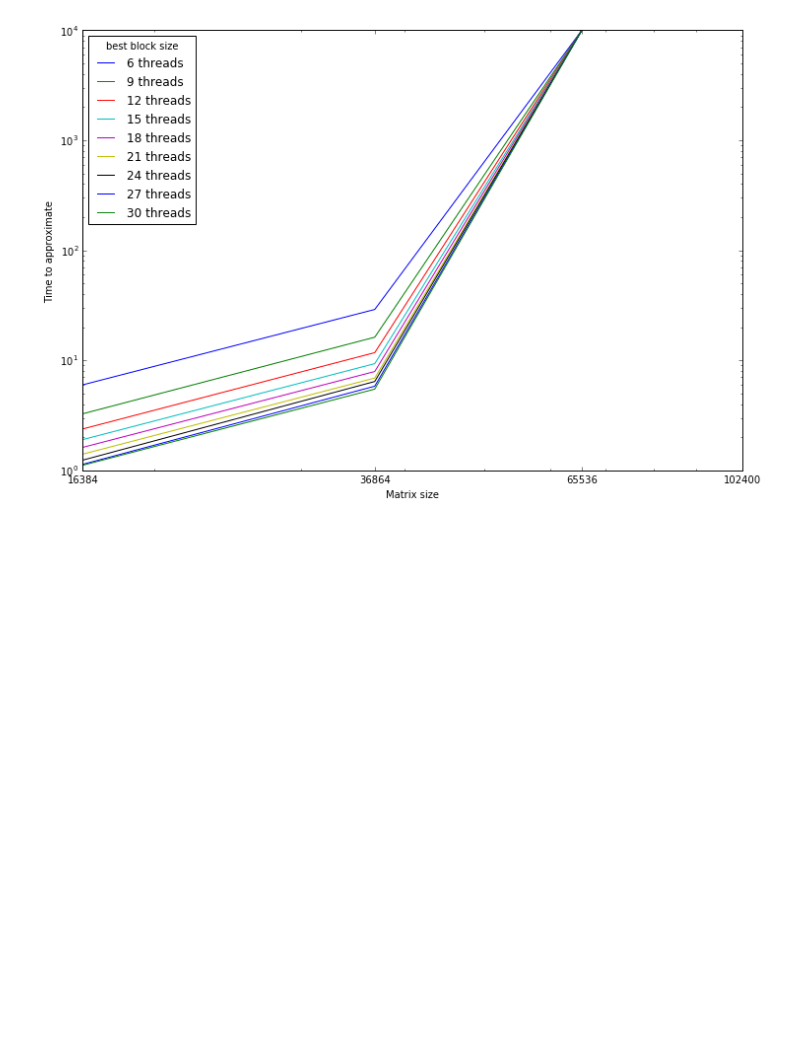
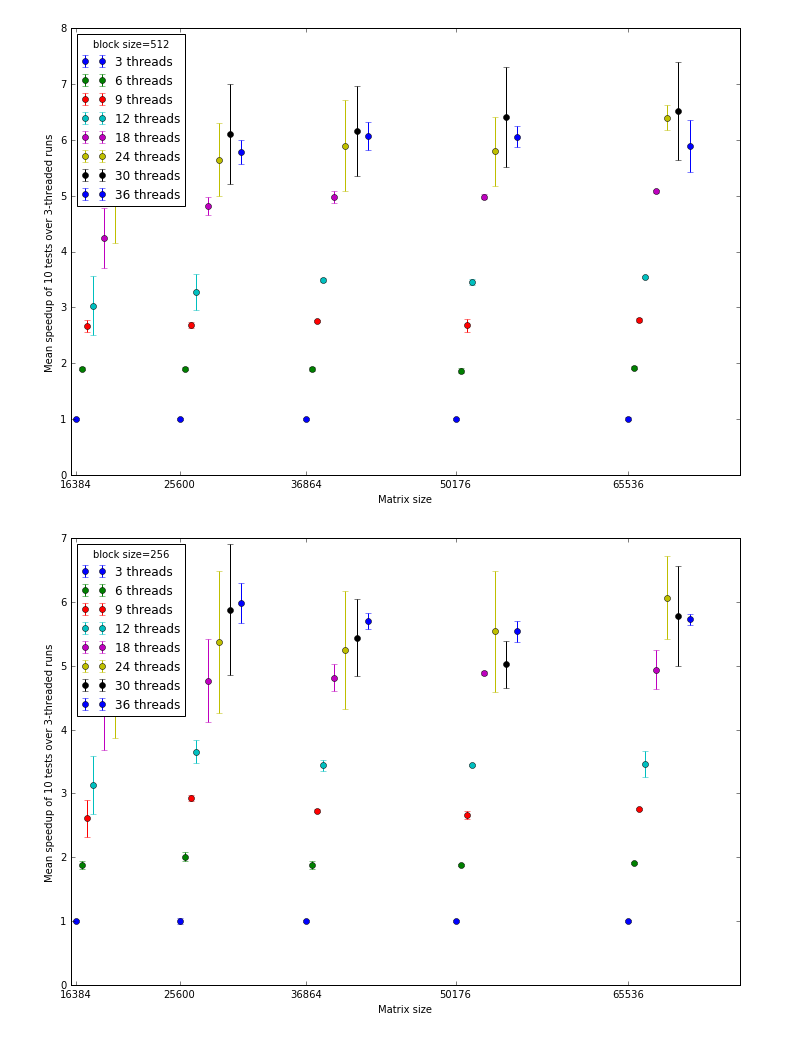
Before and after one commit to ecrc/stars-h, a Jupyter notebook: testing/spatial_performance/Untitled.ipynb, the cells around one changed output. Drawn from its saved outputs; the diff is of its cells as text; code cells hidden in the pictures; blank space fills up the shorter version.

```diff
--- a/testing/spatial_performance/Untitled.ipynb
+++ b/testing/spatial_performance/Untitled.ipynb
@@ -88,17 +81,22 @@ for bs in all_bs:
 # %%
-best_batch_performance = draw_data[:,:,:,1].min(axis=1)
-best_ompfor_performance = draw_ompfor_data[:,:,:,1].min(axis=1)
-#print best_performance.shape, draw_data.shape
-fig, ax = plt.subplots(figsize=(12,8))
-size = np.array(sqrtns)**2
-for i in range(best_batch_performance.shape[1]):
-    ax.loglog(size, best_batch_performance[:,i], label="{} threads".format(i*3+6))
-ax.set_xticks(size)
-ax.set_xlim(size[0], size[-1])
-ax.set_xticklabels(size)
-ax.set_xlabel("Matrix size")
-ax.set_ylabel("Time to approximate")
-ax.legend(title="best block size", loc=2)
-plt.savefig("batched_time_for_best_block_size.pdf")
+mean, sigma = prepare_data(batch_data_time)
+
+for bs in draw_bs:
+    fig, ax = plt.subplots(figsize=(12,8))
+    bs_index = block_sizes.index(bs)
+    for i in draw_nthreads:
+        ax.errorbar(size+500*i, mean[:, bs_index, i], sigma[:, bs_index, i], fmt = "o",
+                    label="{} threads".format(3*i+3))
+    ax.set_xticks(size)
+    ax.set_xlim(size[0]-500, size[-1]+10000)
+    ax.set_xticklabels(size)
+    ax.set_xlabel("Matrix size")
+    ax.set_ylabel("Mean speedup of 10 tests over 3-threaded runs")
+    #ax.set_yticklabels(np.arange())
+    ax.legend(title="block size={}".format(bs), loc=2)
+    #plt.savefig("batched_speedup_bs{}.pdf".format(bs))
+    plt.show()
+    plt.close()
 # %% [output]
-[figure, old version]
+[figure, new version]
+[figure, added]
```
Also changed, not shown: parts of 7 cells of this notebook, 2 other files.
